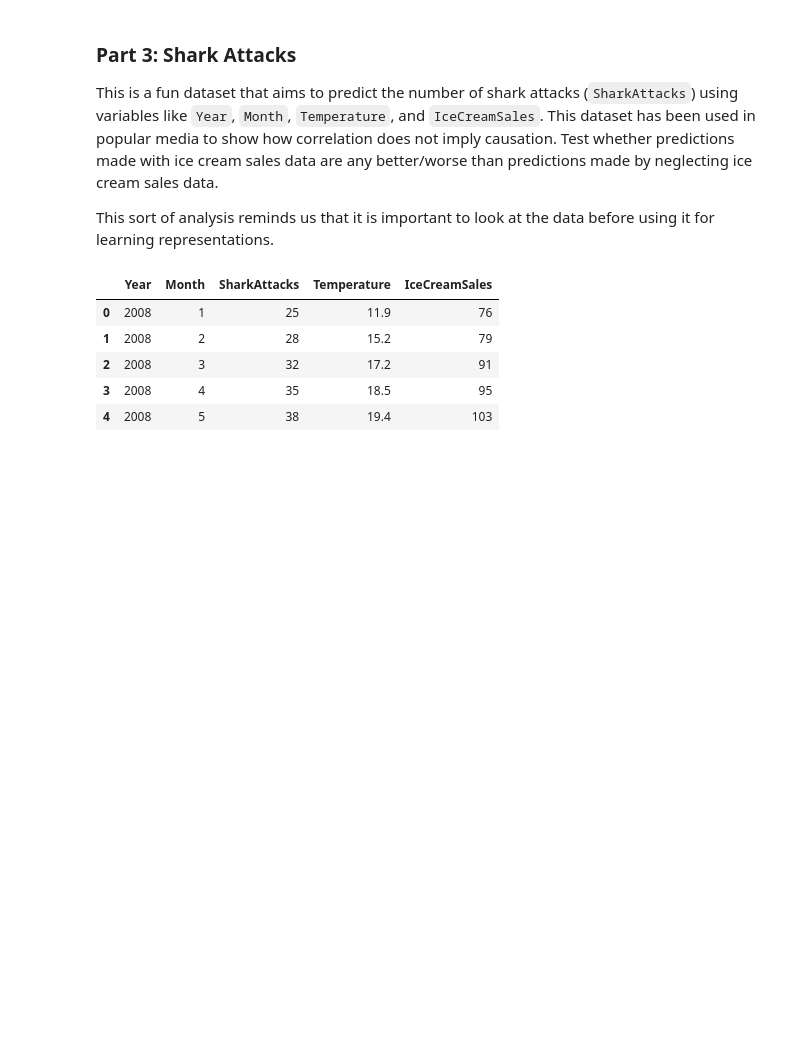
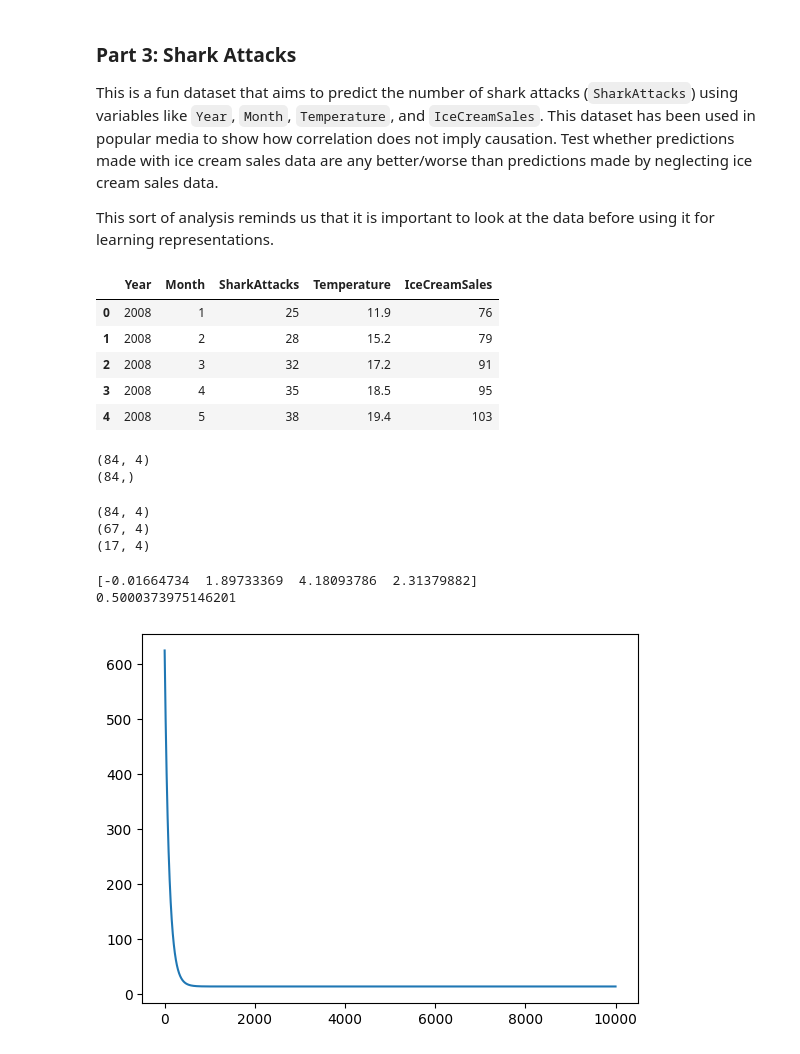
Before and after one commit to oops-moment/SMAI-SEM6, a Jupyter notebook: rollnumber_A1/rollnumber_A1_Q3/Q3.ipynb, the cells around one changed output. Drawn from its saved outputs; the diff is of its cells as text; code cells hidden in the pictures; blank space fills up the shorter version.

```diff
--- a/rollnumber_A1/rollnumber_A1_Q3/Q3.ipynb
+++ b/rollnumber_A1/rollnumber_A1_Q3/Q3.ipynb
@@ -408,0 +407,36 @@ sharks.head()
+# %%
+df = pd.read_csv('shark_attacks.csv')
+# y is the sharkAttacks one 'sharkAttack' extract
+x = df.drop('SharkAttacks', axis=1)
+# x= x.drop('IceCreamSales', axis=1)
+y=df['SharkAttacks']
+print(x.shape)
+print(y.shape)
+# %% [output]
+(84, 4)
+(84,)
+# %%
+from sklearn.preprocessing import StandardScaler
+sc = StandardScaler()
+x = sc.fit_transform(x)
+print(x.shape)
+Xtrain, Xtest, ytrain, ytest = train_test_split(x, y, test_size=0.2, random_state=42)
+print(Xtrain.shape)
+print(Xtest.shape)
+# %% [output]
+(84, 4)
+(67, 4)
+(17, 4)
+# %%
+model = MultipleLinearRegression(learning_rate=0.001, iterations=3000)
+w,b,c= model.GradientDescent(Xtrain,ytrain,np.zeros(Xtrain.shape[1]),0,0.005,10000)
+plt.plot(c)
+print(w)
+y_pred = model.Predict(Xtest,w,b)
+# get the accuracy
+r2 = model.r2score(y_pred, ytest)
+print(r2)
+# %% [output]
+[-0.01664734  1.89733369  4.18093786  2.31379882]
+0.5000373975146201
+[figure, added]
```
Also changed, not shown: parts of 8 cells of this notebook.
